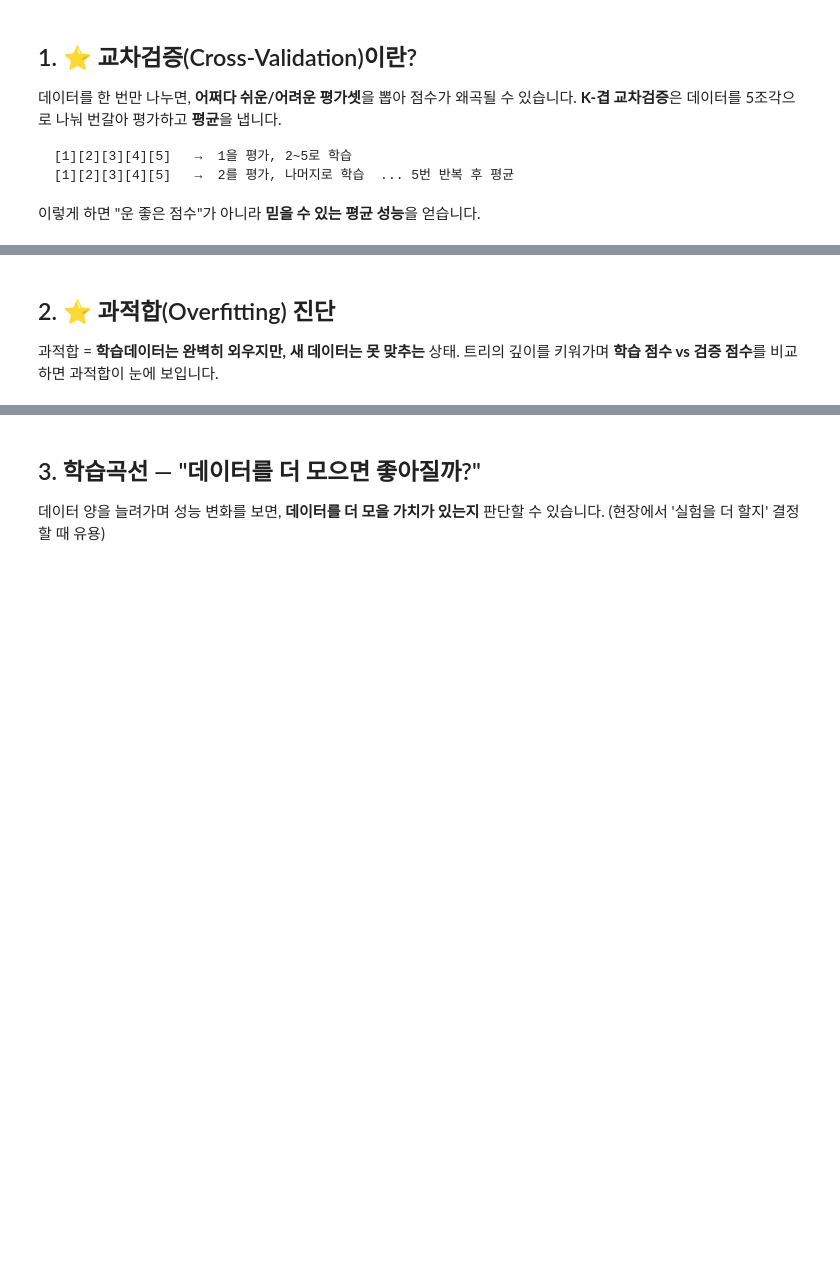
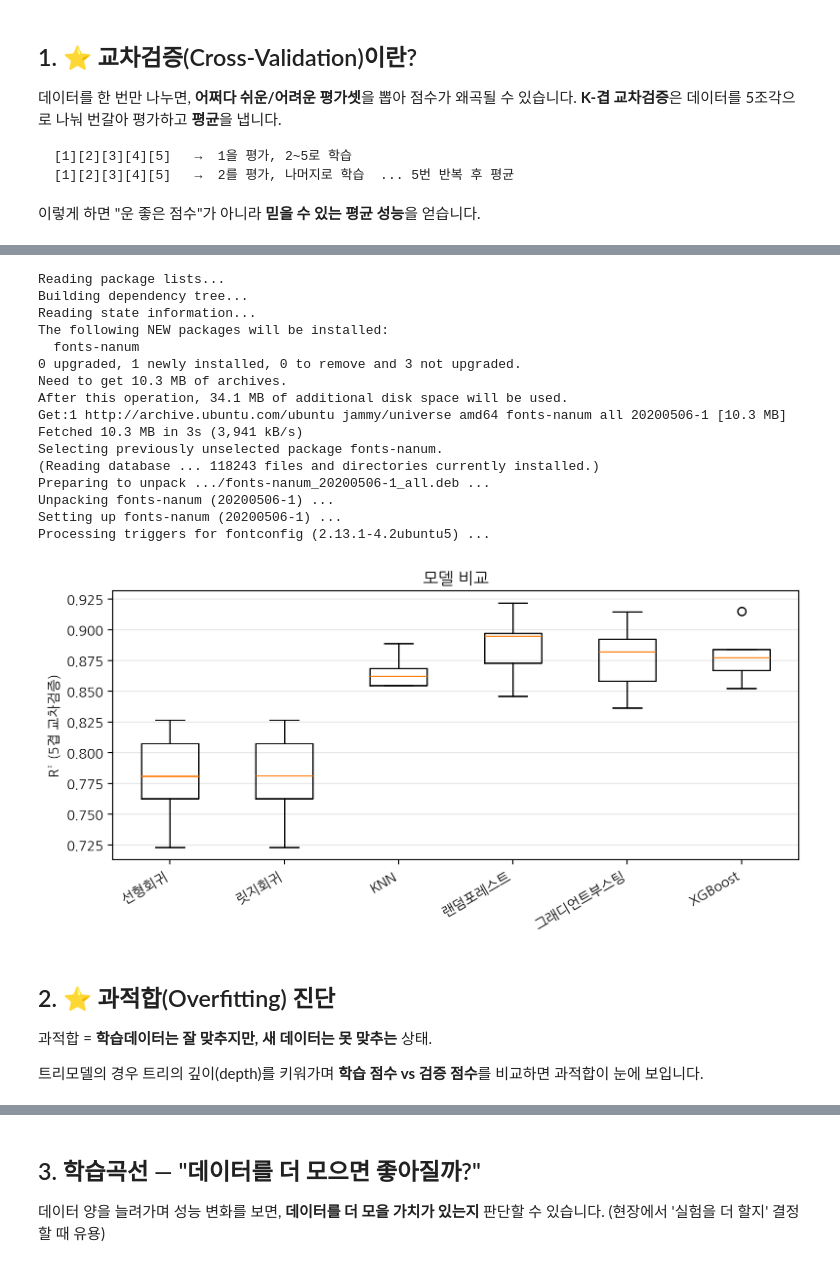
Before and after one commit to StillWork/BioAI, a Jupyter notebook: 04_모델비교_교차검증_과적합.ipynb, the cells around one changed output, grey strips where cells are left out. Saved outputs shown, nothing was run; the diff lists cells and outputs as text; code cells hidden in the pictures; blank space fills up the shorter version.

Commit message:
Colab을 통해 생성됨

```diff
--- a/04_모델비교_교차검증_과적합.ipynb
+++ b/04_모델비교_교차검증_과적합.ipynb
@@ -68,13 +75,44 @@ for name, m in models.items():
 # %%
+
+# colab 한글 폰트 설치
+!apt-get install -y fonts-nanum -q 2>/dev/null
+
+import matplotlib
+import matplotlib.font_manager as fm
+fm.fontManager.addfont('/usr/share/fonts/truetype/nanum/NanumGothic.ttf')
+matplotlib.rcParams['font.family'] = 'NanumGothic'
+matplotlib.rcParams['axes.unicode_minus'] = False
+
+%config InlineBackend.figure_format = 'retina'
+
 # 모델별 교차검증 점수를 상자그림으로 비교 (분포가 높고 좁을수록 좋은 모델)
 plt.figure(figsize=(8,4))
 plt.boxplot(scores.values(), labels=scores.keys(), vert=True)
 plt.ylabel("R² (5겹 교차검증)"); plt.xticks(rotation=30, ha="right")
 plt.title("모델 비교"); plt.grid(axis="y", alpha=0.3); plt.tight_layout(); plt.show()
+# %% [output]
+Reading package lists...
+Building dependency tree...
+Reading state information...
+The following NEW packages will be installed:
+  fonts-nanum
+0 upgraded, 1 newly installed, 0 to remove and 3 not upgraded.
+Need to get 10.3 MB of archives.
+After this operation, 34.1 MB of additional disk space will be used.
+Get:1 http://archive.ubuntu.com/ubuntu jammy/universe amd64 fonts-nanum all 20200506-1 [10.3 MB]
+Fetched 10.3 MB in 3s (3,941 kB/s)
+Selecting previously unselected package fonts-nanum.
+(Reading database ... 118243 files and directories currently installed.)
+Preparing to unpack .../fonts-nanum_20200506-1_all.deb ...
+Unpacking fonts-nanum (20200506-1) ...
+Setting up fonts-nanum (20200506-1) ...
+Processing triggers for fontconfig (2.13.1-4.2ubuntu5) ...
+[figure, added]
 # %% [markdown]
 ## 2. ⭐ 과적합(Overfitting) 진단
-과적합 = **학습데이터는 완벽히 외우지만, 새 데이터는 못 맞추는** 상태.
-트리의 깊이를 키워가며 **학습 점수 vs 검증 점수**를 비교하면 과적합이 눈에 보입니다.
+과적합 = **학습데이터는 잘 맞추지만, 새 데이터는 못 맞추는** 상태.
+
+트리모델의 경우 트리의 깊이(depth)를 키워가며 **학습 점수 vs 검증 점수**를 비교하면 과적합이 눈에 보입니다.
 # %%
 from sklearn.model_selection import validation_curve
 depths = range(1, 21)
```
Also changed, not shown: parts of 8 cells of this notebook.
